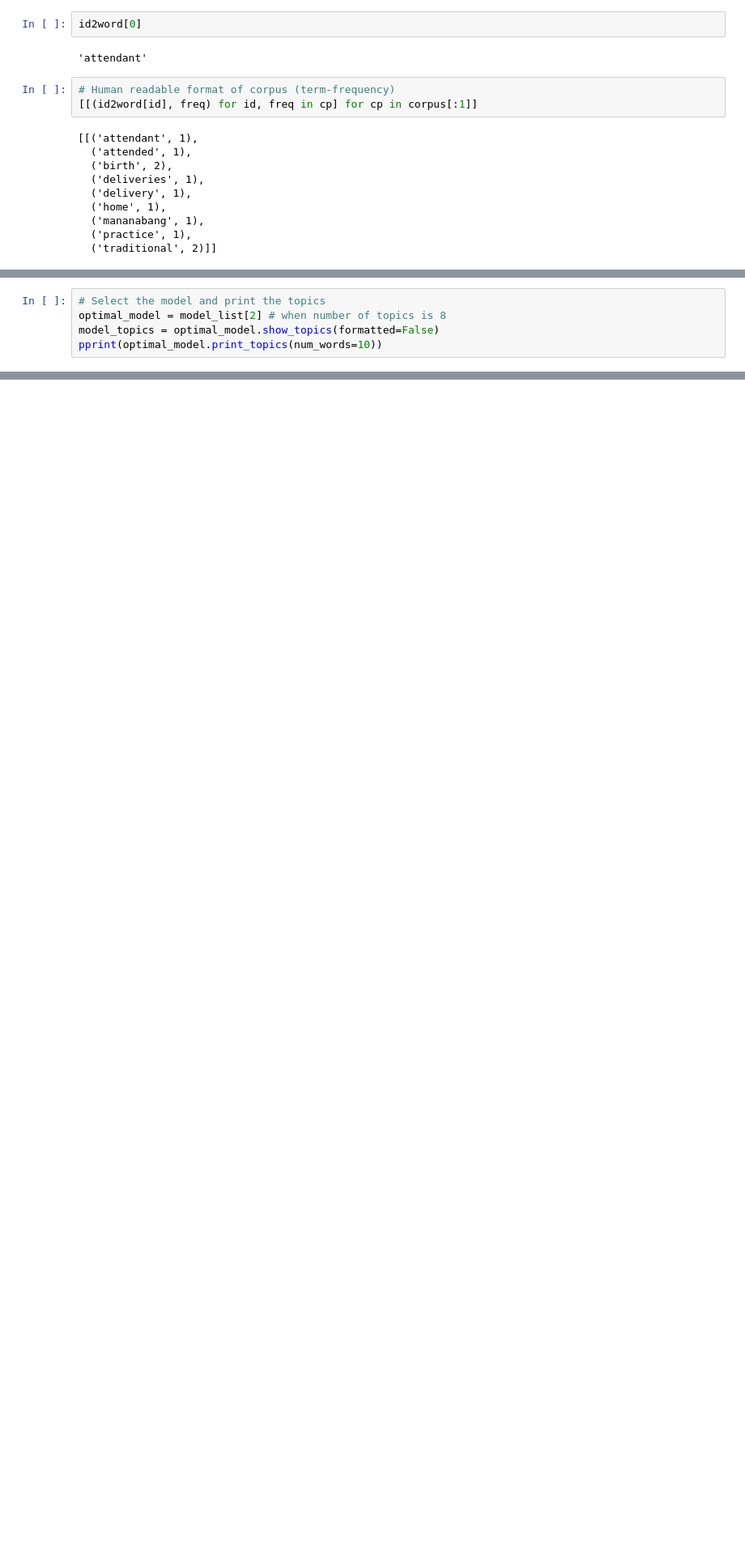
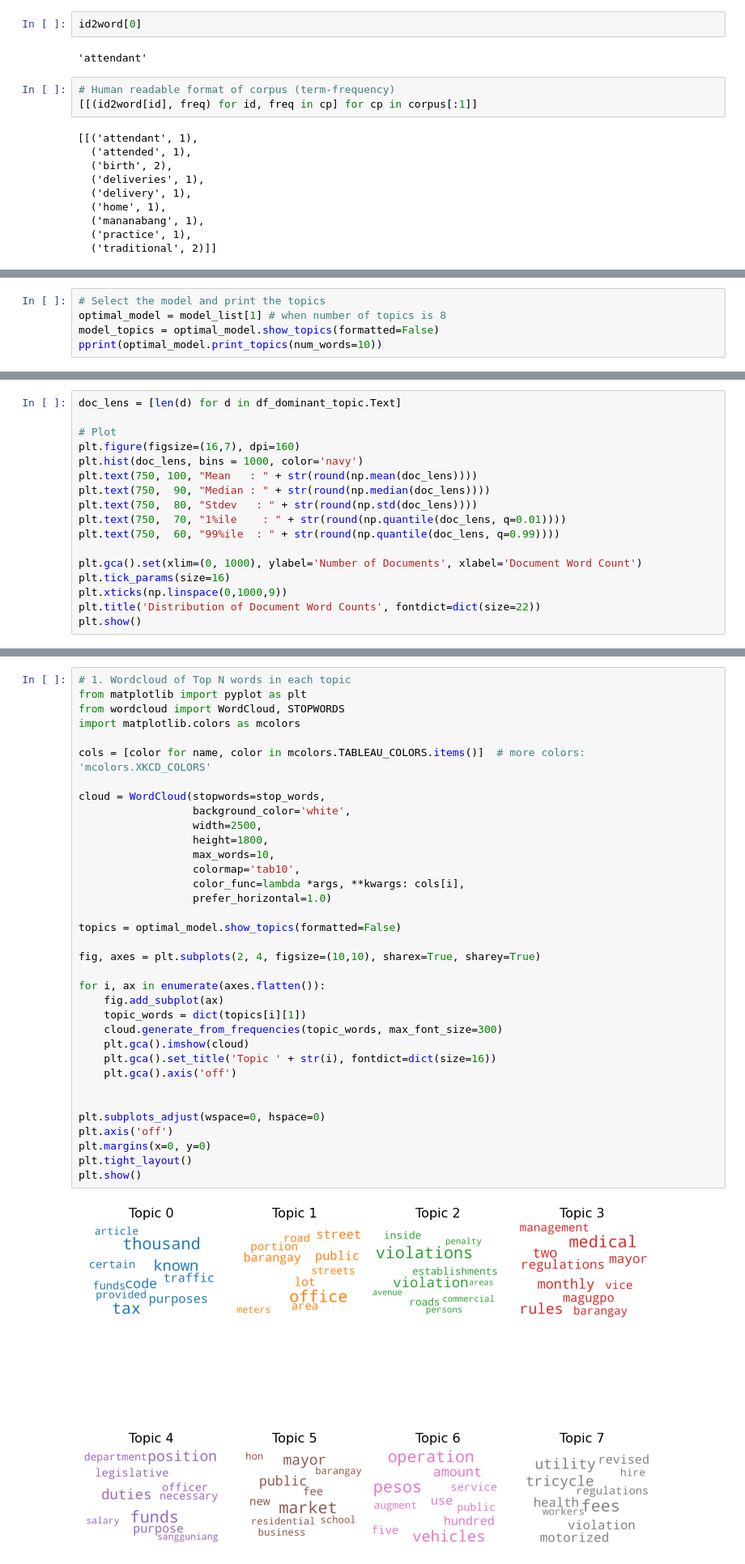
Before and after one commit to crorsavir54/ordinance-LDAmodel, a Jupyter notebook: LDA-TAGUM.ipynb, the cells around one changed output, grey strips where cells are left out. Shown at 81% size. Drawn from its saved outputs; the diff is of its cells as text; blank space fills up the shorter version.

```diff
--- a/LDA-TAGUM.ipynb
+++ b/LDA-TAGUM.ipynb
@@ -370,5 +303,5 @@ for m, cv in zip(x, coherence_values):
 # %%
 # Select the model and print the topics
-optimal_model = model_list[2] # when number of topics is 8
+optimal_model = model_list[1] # when number of topics is 8
 model_topics = optimal_model.show_topics(formatted=False)
 pprint(optimal_model.print_topics(num_words=10))
@@ -412,0 +410,17 @@ vis
+# %%
+doc_lens = [len(d) for d in df_dominant_topic.Text]
+
+# Plot
+plt.figure(figsize=(16,7), dpi=160)
+plt.hist(doc_lens, bins = 1000, color='navy')
+plt.text(750, 100, "Mean   : " + str(round(np.mean(doc_lens))))
+plt.text(750,  90, "Median : " + str(round(np.median(doc_lens))))
+plt.text(750,  80, "Stdev   : " + str(round(np.std(doc_lens))))
+plt.text(750,  70, "1%ile    : " + str(round(np.quantile(doc_lens, q=0.01))))
+plt.text(750,  60, "99%ile  : " + str(round(np.quantile(doc_lens, q=0.99))))
+
+plt.gca().set(xlim=(0, 1000), ylabel='Number of Documents', xlabel='Document Word Count')
+plt.tick_params(size=16)
+plt.xticks(np.linspace(0,1000,9))
+plt.title('Distribution of Document Word Counts', fontdict=dict(size=22))
+plt.show()
@@ -412,0 +449,37 @@ vis
+# %%
+# 1. Wordcloud of Top N words in each topic
+from matplotlib import pyplot as plt
+from wordcloud import WordCloud, STOPWORDS
+import matplotlib.colors as mcolors
+
+cols = [color for name, color in mcolors.TABLEAU_COLORS.items()]  # more colors: 'mcolors.XKCD_COLORS'
+
+cloud = WordCloud(stopwords=stop_words,
+                  background_color='white',
+                  width=2500,
+                  height=1800,
+                  max_words=10,
+                  colormap='tab10',
+                  color_func=lambda *args, **kwargs: cols[i],
+                  prefer_horizontal=1.0)
+
+topics = optimal_model.show_topics(formatted=False)
+
+fig, axes = plt.subplots(2, 4, figsize=(10,10), sharex=True, sharey=True)
+
+for i, ax in enumerate(axes.flatten()):
+    fig.add_subplot(ax)
+    topic_words = dict(topics[i][1])
+    cloud.generate_from_frequencies(topic_words, max_font_size=300)
+    plt.gca().imshow(cloud)
+    plt.gca().set_title('Topic ' + str(i), fontdict=dict(size=16))
+    plt.gca().axis('off')
+
+
+plt.subplots_adjust(wspace=0, hspace=0)
+plt.axis('off')
+plt.margins(x=0, y=0)
+plt.tight_layout()
+plt.show()
+# %% [output]
+[figure, added]
```
Also changed, not shown: parts of 26 cells of this notebook, 4 other files.
